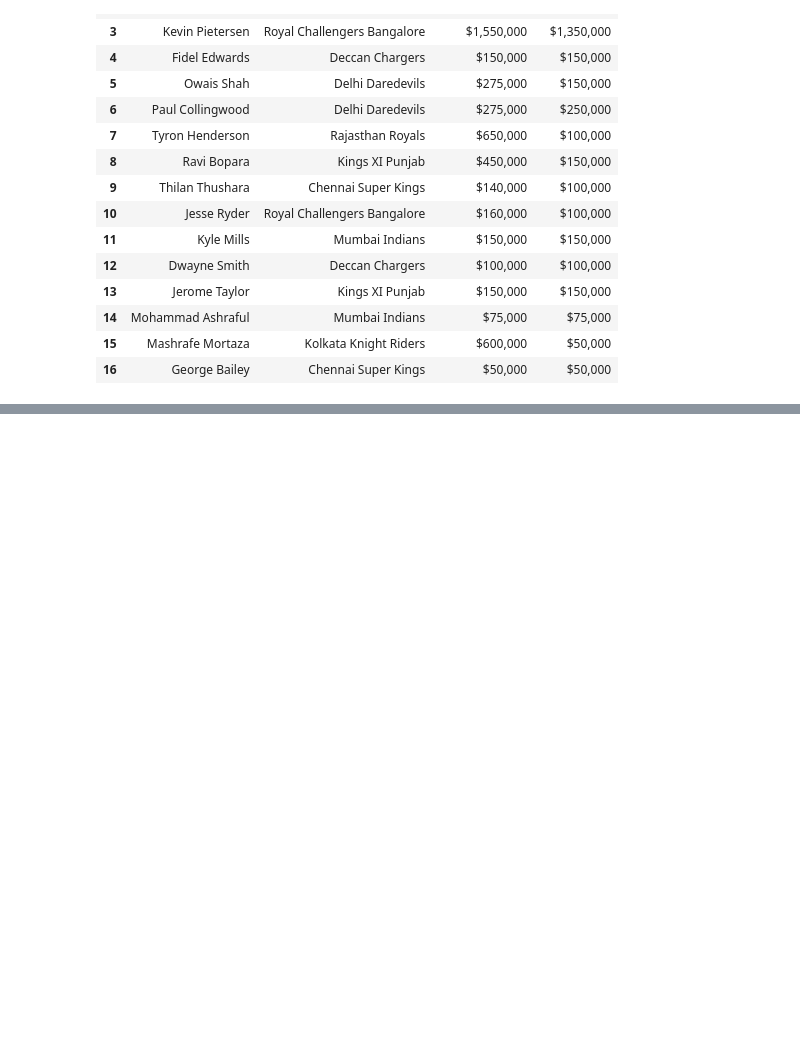
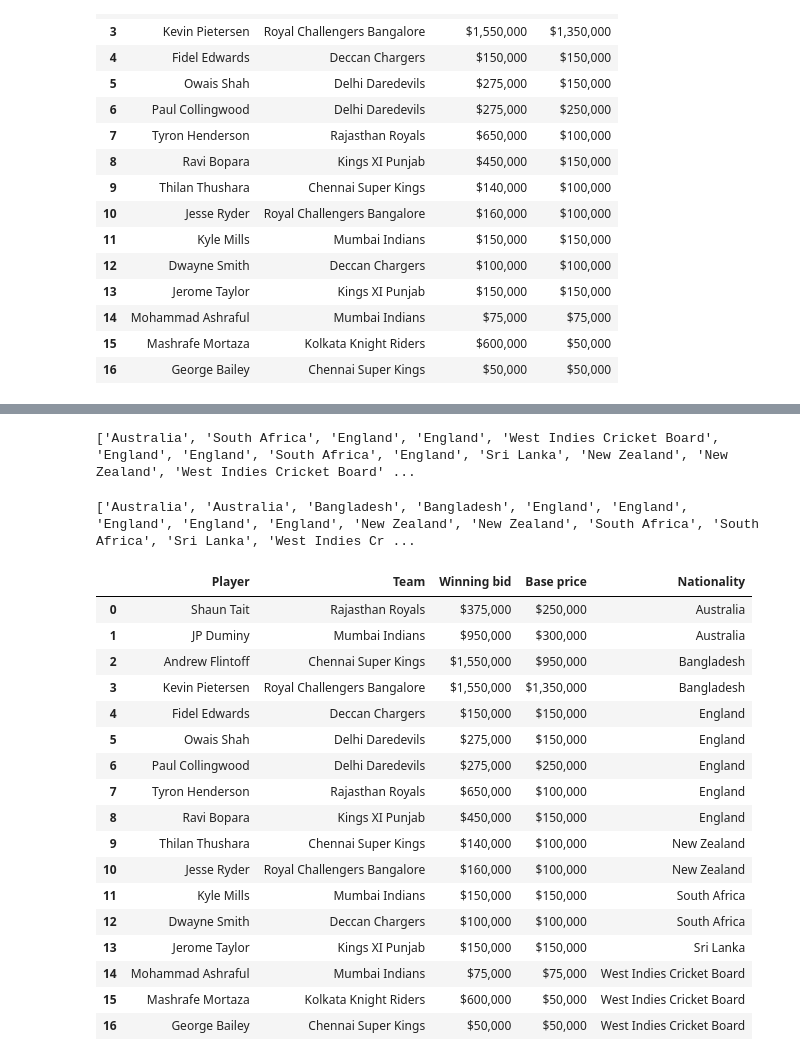
Before and after one commit to Ishita-Kedia/IPL_Analysis, a Jupyter notebook: 1.ipynb, the cells around one changed output, grey strips where cells are left out. Saved outputs shown, nothing was run; the diff lists cells and outputs as text; code cells hidden in the pictures; blank space fills up the shorter version.

```diff
--- a/1.ipynb
+++ b/1.ipynb
@@ -203,0 +275,13 @@ r3
+# %%
+Nationality =[]
+for nation in nations:
+    Nationality.append(nation.get('alt'))
+
+print(Nationality)
+# %% [output]
+['Australia', 'South Africa', 'England', 'England', 'West Indies Cricket Board', 'England', 'England', 'South Africa', 'England', 'Sri Lanka', 'New Zealand', 'New Zealand', 'West Indies Cricket Board' ...
+# %%
+Nationality.sort()
+print(Nationality)
+# %% [output]
+['Australia', 'Australia', 'Bangladesh', 'Bangladesh', 'England', 'England', 'England', 'England', 'England', 'New Zealand', 'New Zealand', 'South Africa', 'South Africa', 'Sri Lanka', 'West Indies Cr ...
@@ -203,0 +293,22 @@ r3
+# %%
+fi=pd.concat([_2009,N1],axis=1)
+fi.drop('Nat',axis=1)
+# %% [output]
+|  | Player | Team | Winning bid | Base price | Nationality |
+| 0 | Shaun Tait | Rajasthan Royals | $375,000 | $250,000 | Australia |
+| 1 | JP Duminy | Mumbai Indians | $950,000 | $300,000 | Australia |
+| 2 | Andrew Flintoff | Chennai Super Kings | $1,550,000 | $950,000 | Bangladesh |
+| 3 | Kevin Pietersen | Royal Challengers Bangalore | $1,550,000 | $1,350,000 | Bangladesh |
+| 4 | Fidel Edwards | Deccan Chargers | $150,000 | $150,000 | England |
+| 5 | Owais Shah | Delhi Daredevils | $275,000 | $150,000 | England |
+| 6 | Paul Collingwood | Delhi Daredevils | $275,000 | $250,000 | England |
+| 7 | Tyron Henderson | Rajasthan Royals | $650,000 | $100,000 | England |
+| 8 | Ravi Bopara | Kings XI Punjab | $450,000 | $150,000 | England |
+| 9 | Thilan Thushara | Chennai Super Kings | $140,000 | $100,000 | New Zealand |
+| 10 | Jesse Ryder | Royal Challengers Bangalore | $160,000 | $100,000 | New Zealand |
+| 11 | Kyle Mills | Mumbai Indians | $150,000 | $150,000 | South Africa |
+| 12 | Dwayne Smith | Deccan Chargers | $100,000 | $100,000 | South Africa |
+| 13 | Jerome Taylor | Kings XI Punjab | $150,000 | $150,000 | Sri Lanka |
+| 14 | Mohammad Ashraful | Mumbai Indians | $75,000 | $75,000 | West Indies Cricket Board |
+| 15 | Mashrafe Mortaza | Kolkata Knight Riders | $600,000 | $50,000 | West Indies Cricket Board |
+| 16 | George Bailey | Chennai Super Kings | $50,000 | $50,000 | West Indies Cricket Board |
```
Also changed, not shown: parts of 17 cells of this notebook, 2 other files.
